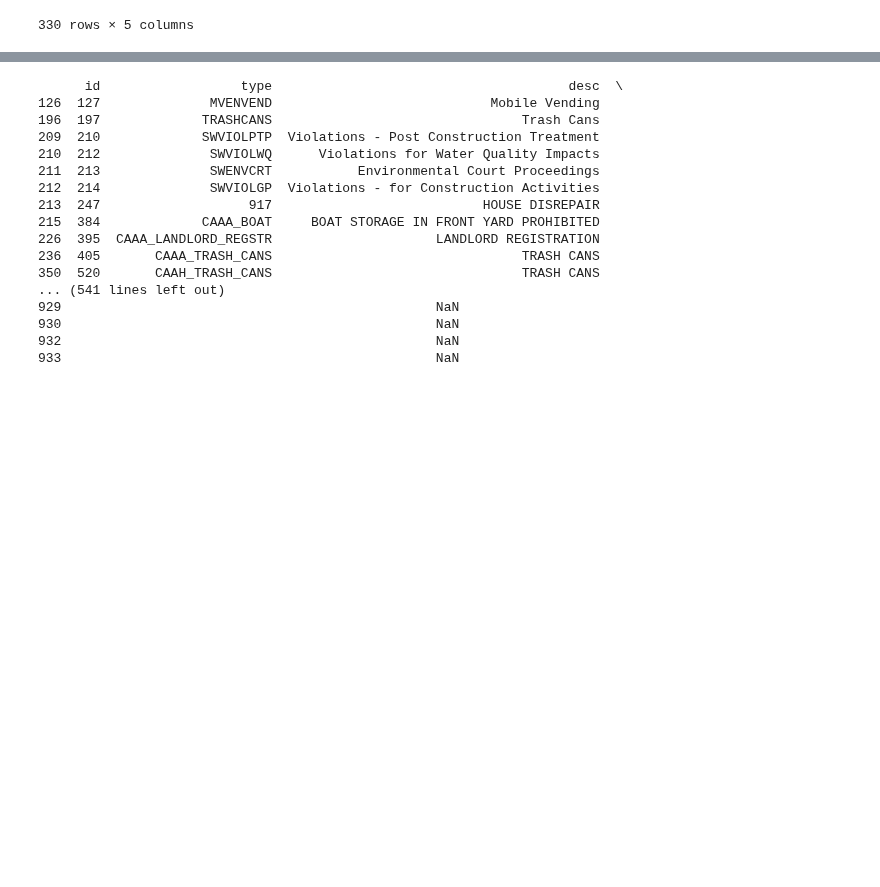
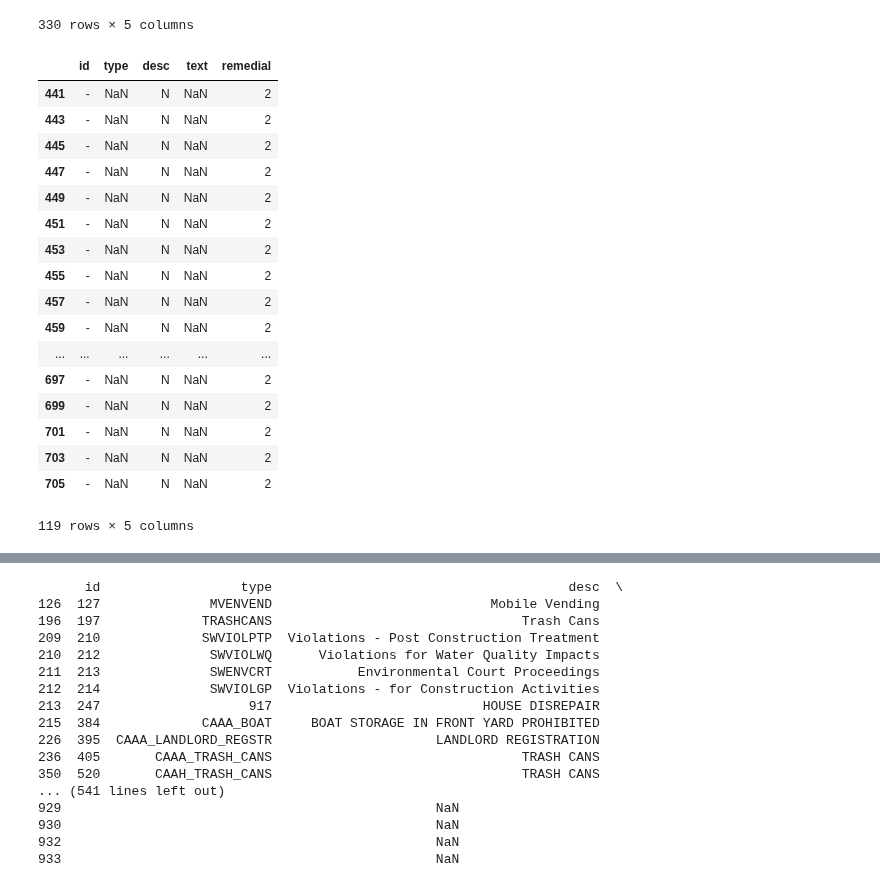
Before and after one commit to DEREJEGETU/data-question-2, a Jupyter notebook: Codes_testing.ipynb, the cells around one changed output, grey strips where cells are left out. Cells and saved outputs as stored; diff of their text form; code cells hidden in the pictures; blank space fills up the shorter version.

Commit message:
Made it easy to see what the matches are.

```diff
--- a/Codes_testing.ipynb
+++ b/Codes_testing.ipynb
@@ -354,4 +354,24 @@ violations_noMCL
 | 933 | 970 | BBR39 | Sports Authority Facilities | This rule is applicable only to b... | NaN |
 330 rows × 5 columns
 # %%
-violations_dash = violations_noMCL.drop(violations_noMCL[violations_noMCL['id'].str.match("-", na=False)].index)
+violations_dash = violations_noMCL[violations_noMCL['id'].str.match("-", na=False)]
+violations_dash
+# %% [output]
+|  | id | type | desc | text | remedial |
+| 441 | - | NaN | N | NaN | 2 |
+| 443 | - | NaN | N | NaN | 2 |
+| 445 | - | NaN | N | NaN | 2 |
+| 447 | - | NaN | N | NaN | 2 |
+| 449 | - | NaN | N | NaN | 2 |
+| 451 | - | NaN | N | NaN | 2 |
+| 453 | - | NaN | N | NaN | 2 |
+| 455 | - | NaN | N | NaN | 2 |
+| 457 | - | NaN | N | NaN | 2 |
+| 459 | - | NaN | N | NaN | 2 |
+| ... | ... | ... | ... | ... | ... |
+| 697 | - | NaN | N | NaN | 2 |
+| 699 | - | NaN | N | NaN | 2 |
+| 701 | - | NaN | N | NaN | 2 |
+| 703 | - | NaN | N | NaN | 2 |
+| 705 | - | NaN | N | NaN | 2 |
+119 rows × 5 columns
```
Also changed, not shown: parts of 7 cells of this notebook.
